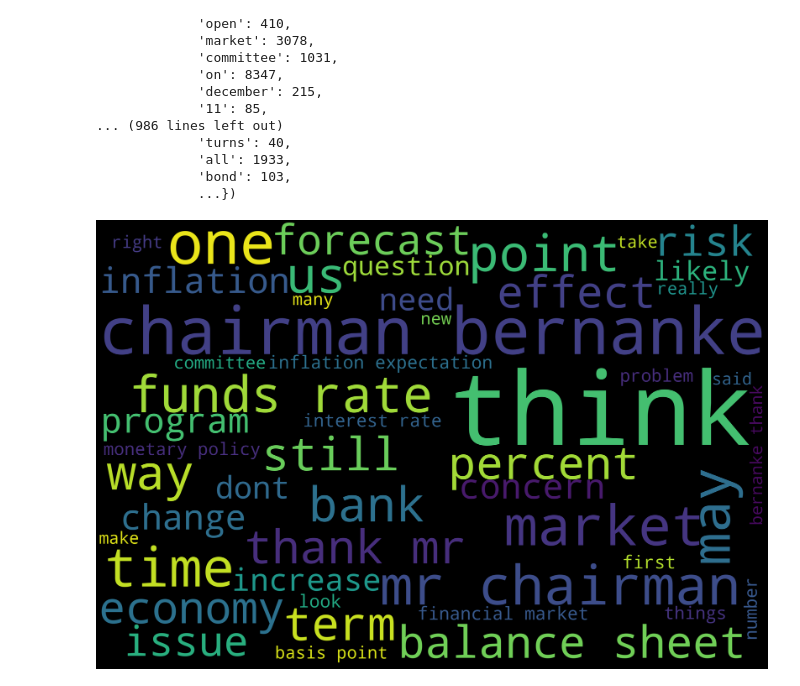
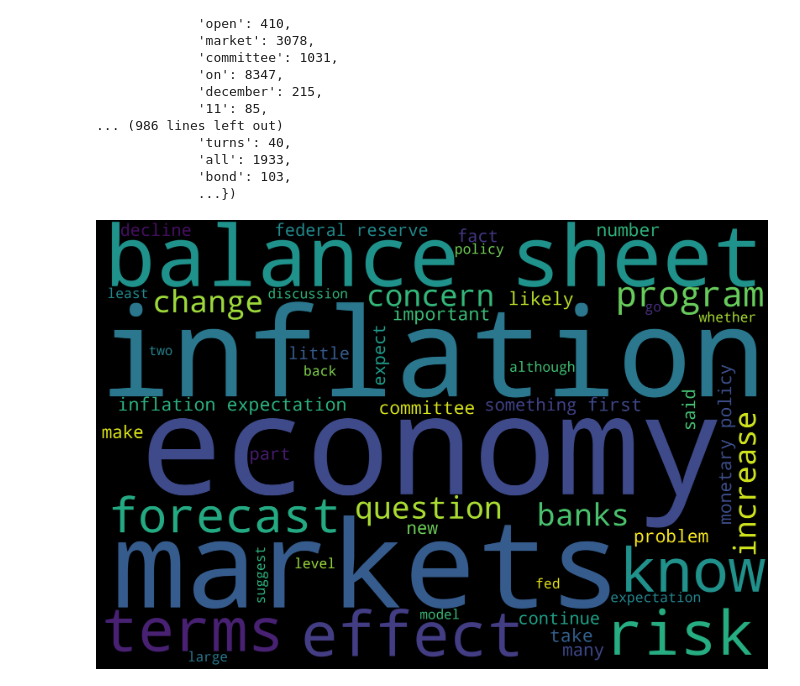
Before and after one commit to Cselliott/Final_Project, a Jupyter notebook: textblob_analysis/Machine Learning TextBlob on FOMC Data.ipynb, the cells around one changed output. Saved outputs shown, nothing was run; the diff lists cells and outputs as text; code cells hidden in the pictures.

```diff
--- a/textblob_analysis/Machine Learning TextBlob on FOMC Data.ipynb
+++ b/textblob_analysis/Machine Learning TextBlob on FOMC Data.ipynb
@@ -58,22 +58,21 @@ defaultdict(int,
              'bond': 103,
              ...})
 # %%
-text = meeting_text
-stop_words = ["see", "thing","going","well","now","will","might", "say","much","lot",
-              "view","come", "want","even","given","seem","actually"]+ list(STOPWORDS)
+text = meeting_blob
+stop_words = ["see","thing","going","well","now","will","might","say","much","lot","view","come","want","even","given","seem","actually","chairman","bernanke","point","right","think","bank","mr","one","market","look","things","dont","way","time","may","funds","rate","term","still","need","percent","us","issue","thats","really"]+ list(STOPWORDS)
 wordcloud = WordCloud(
     width = 3000,
     height = 2000,
     max_words=50,
     background_color = 'black',
     stopwords = stop_words).generate(str(text))
 fig = plt.figure(
     figsize = (40, 30),
     facecolor = 'k',
     edgecolor = 'k')
 plt.imshow(wordcloud, interpolation = 'bilinear')
 plt.axis('off')
 plt.tight_layout(pad=0)
 plt.show()
 # %% [output]
-[figure, old version]
+[figure, new version]
```
Also changed, not shown: 2 other files.
